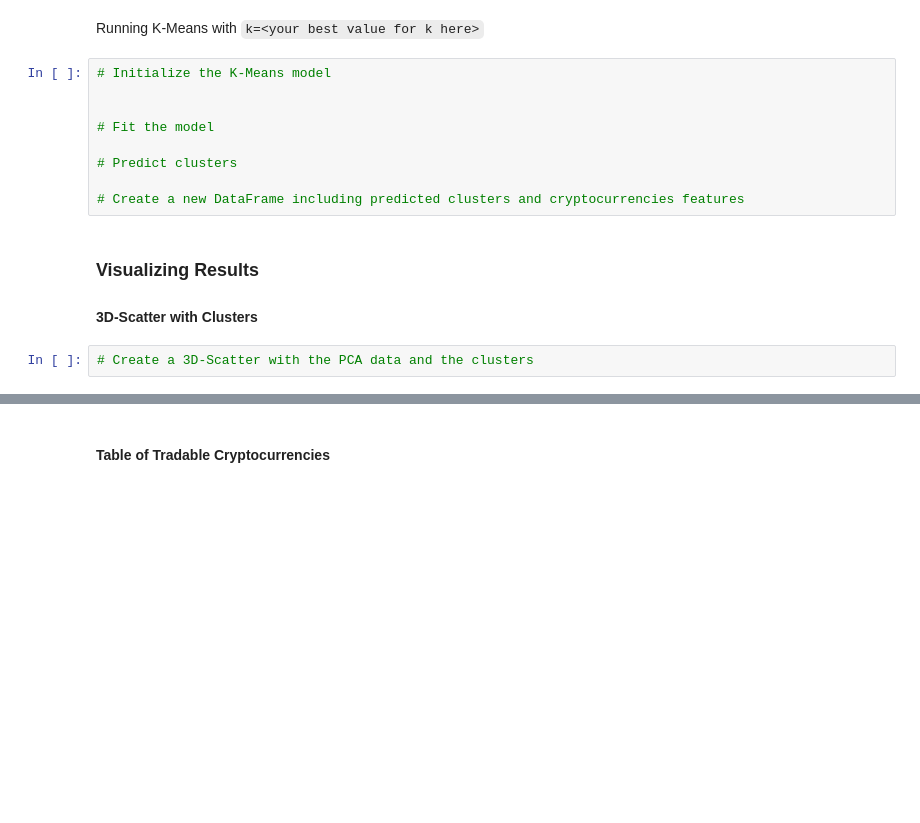
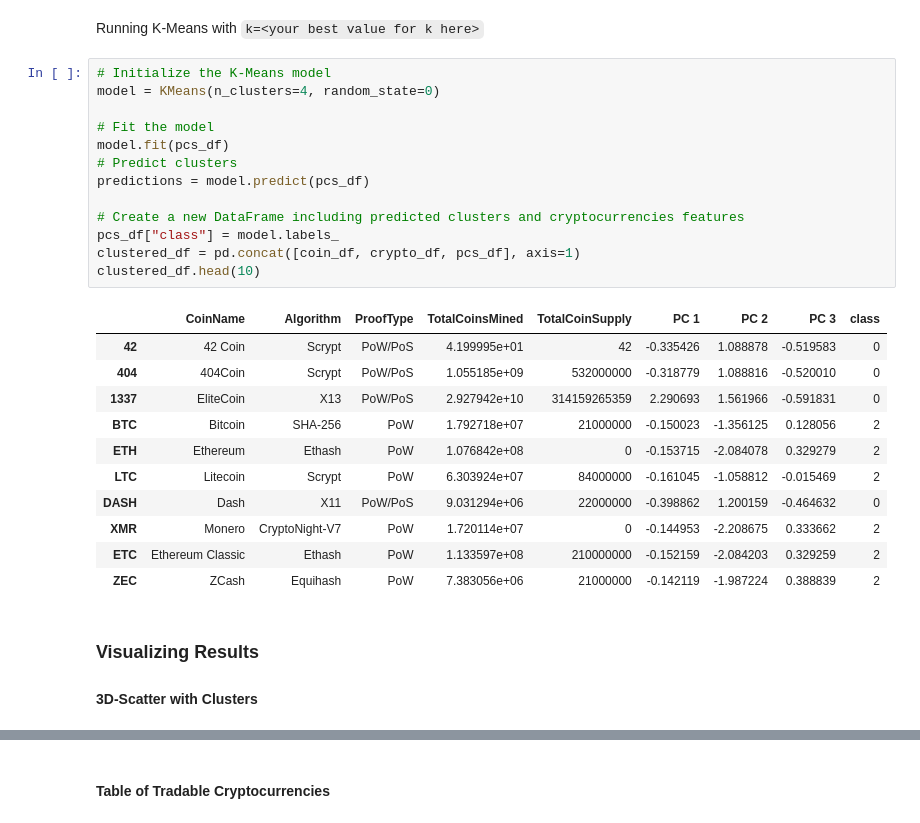
Before and after one commit to JacobJ215/Clustering-Crypto, a Jupyter notebook: crypto_clustering.ipynb, the cells around one changed output, grey strips where cells are left out. Cells and saved outputs as stored; diff of their text form; blank space fills up the shorter version.

```diff
--- a/crypto_clustering.ipynb
+++ b/crypto_clustering.ipynb
@@ -130,16 +130,30 @@ df_elbow.hvplot.line(x="k", y="inertia", xticks=k, title="Elbow Curve")
 Running K-Means with `k=<your best value for k here>`
 # %%
 # Initialize the K-Means model
-
+model = KMeans(n_clusters=4, random_state=0)
 
 # Fit the model
-
+model.fit(pcs_df)
 # Predict clusters
+predictions = model.predict(pcs_df)
 
 # Create a new DataFrame including predicted clusters and cryptocurrencies features
+pcs_df["class"] = model.labels_
+clustered_df = pd.concat([coin_df, crypto_df, pcs_df], axis=1)
+clustered_df.head(10)
+# %% [output]
+|  | CoinName | Algorithm | ProofType | TotalCoinsMined | TotalCoinSupply | PC 1 | PC 2 | PC 3 | class |
+| 42 | 42 Coin | Scrypt | PoW/PoS | 4.199995e+01 | 42 | -0.335426 | 1.088878 | -0.519583 | 0 |
+| 404 | 404Coin | Scrypt | PoW/PoS | 1.055185e+09 | 532000000 | -0.318779 | 1.088816 | -0.520010 | 0 |
+| 1337 | EliteCoin | X13 | PoW/PoS | 2.927942e+10 | 314159265359 | 2.290693 | 1.561966 | -0.591831 | 0 |
+| BTC | Bitcoin | SHA-256 | PoW | 1.792718e+07 | 21000000 | -0.150023 | -1.356125 | 0.128056 | 2 |
+| ETH | Ethereum | Ethash | PoW | 1.076842e+08 | 0 | -0.153715 | -2.084078 | 0.329279 | 2 |
+| LTC | Litecoin | Scrypt | PoW | 6.303924e+07 | 84000000 | -0.161045 | -1.058812 | -0.015469 | 2 |
+| DASH | Dash | X11 | PoW/PoS | 9.031294e+06 | 22000000 | -0.398862 | 1.200159 | -0.464632 | 0 |
+| XMR | Monero | CryptoNight-V7 | PoW | 1.720114e+07 | 0 | -0.144953 | -2.208675 | 0.333662 | 2 |
+| ETC | Ethereum Classic | Ethash | PoW | 1.133597e+08 | 210000000 | -0.152159 | -2.084203 | 0.329259 | 2 |
+| ZEC | ZCash | Equihash | PoW | 7.383056e+06 | 21000000 | -0.142119 | -1.987224 | 0.388839 | 2 |
 # %% [markdown]
 ### Visualizing Results
 
 #### 3D-Scatter with Clusters
-# %%
-# Create a 3D-Scatter with the PCA data and the clusters
```
Also changed, not shown: parts of 8 cells of this notebook.
